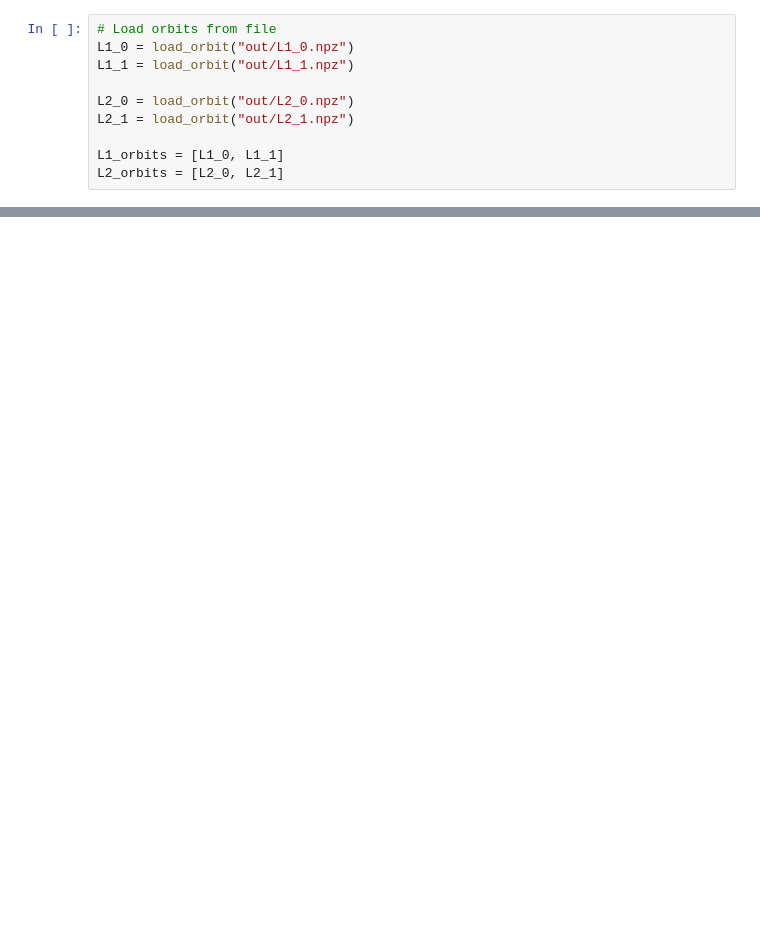
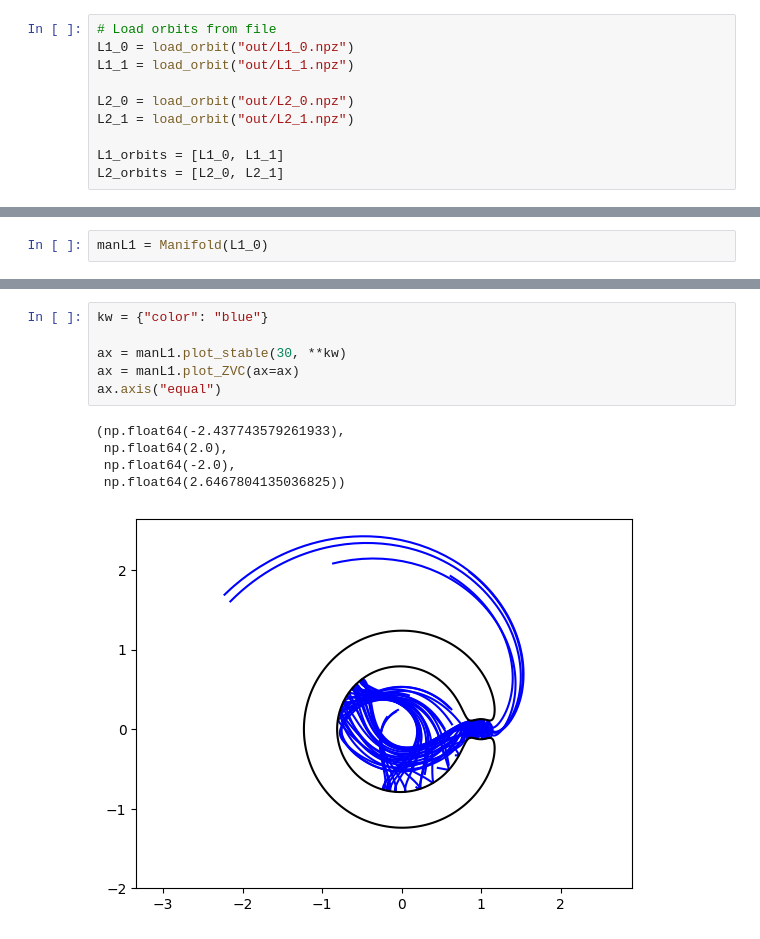
Before and after one commit to Meoli96/Trajectory, a Jupyter notebook: Ex1/test1_2.ipynb, the cells around one changed output, grey strips where cells are left out. Cells and saved outputs as stored; diff of their text form; blank space fills up the shorter version.

```diff
--- a/Ex1/test1_2.ipynb
+++ b/Ex1/test1_2.ipynb
@@ -292,0 +24,2 @@ plt.show()
+# %%
+manL1 = Manifold(L1_0)
@@ -292,0 +46,12 @@ plt.show()
+# %%
+kw = {"color": "blue"}
+
+ax = manL1.plot_stable(30, **kw)
+ax = manL1.plot_ZVC(ax=ax)
+ax.axis("equal")
+# %% [output]
+(np.float64(-2.437743579261933),
+ np.float64(2.0),
+ np.float64(-2.0),
+ np.float64(2.6467804135036825))
+[figure, added]
```
Also changed, not shown: parts of 17 cells of this notebook, 4 other files.
